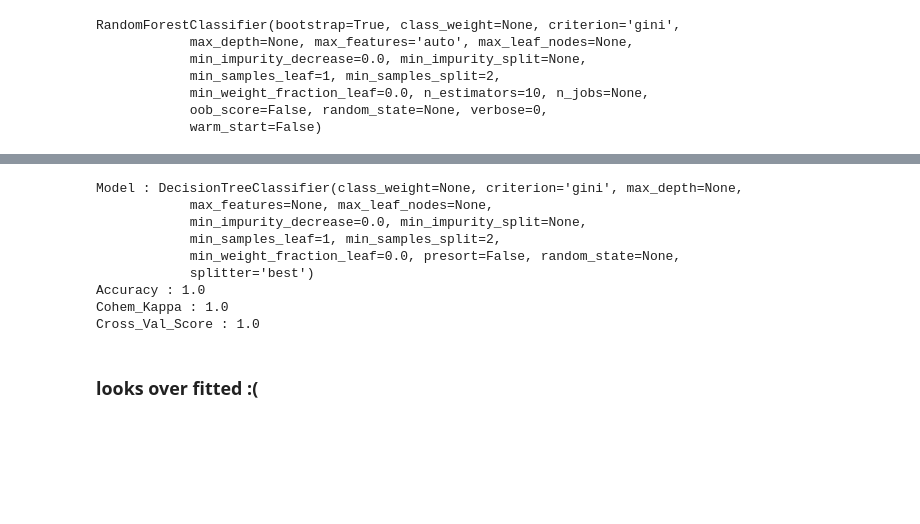
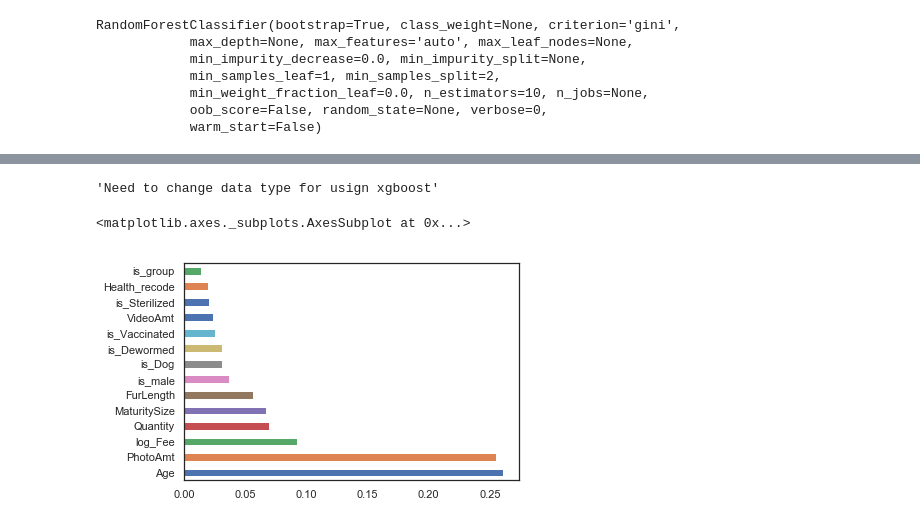
Before and after one commit to ricktorzynski/dsol-petfinder, a Jupyter notebook: Muthu_EDA & Feature engineering.ipynb, the cells around one changed output, grey strips where cells are left out. Cells and saved outputs as stored; diff of their text form; code cells hidden in the pictures; blank space fills up the shorter version.

```diff
--- a/Muthu_EDA & Feature engineering.ipynb
+++ b/Muthu_EDA & Feature engineering.ipynb
@@ -556,14 +624,12 @@ Cross_Val_Score : 1.0
 # %%
-train_model(clf4, x_train, y_train, x_validation, y_validation)
+#train_model(clf4, x_train, y_train, x_validation, y_validation)
+'''Need to change data type for usign xgboost'''
 # %% [output]
-Model : DecisionTreeClassifier(class_weight=None, criterion='gini', max_depth=None,
-            max_features=None, max_leaf_nodes=None,
-            min_impurity_decrease=0.0, min_impurity_split=None,
-            min_samples_leaf=1, min_samples_split=2,
-            min_weight_fraction_leaf=0.0, presort=False, random_state=None,
-            splitter='best')
-Accuracy : 1.0
-Cohem_Kappa : 1.0
-Cross_Val_Score : 1.0
+'Need to change data type for usign xgboost'
-# %% [markdown]
-### looks  over fitted :(
+# %%
+(pd.Series(model.feature_importances_, index=clean_x_train.columns)
+   .nlargest(50)
+   .plot(kind='barh'))
+# %% [output]
+<matplotlib.axes._subplots.AxesSubplot at 0x...>
+[figure, added]
```
Also changed, not shown: parts of 15 cells of this notebook.
